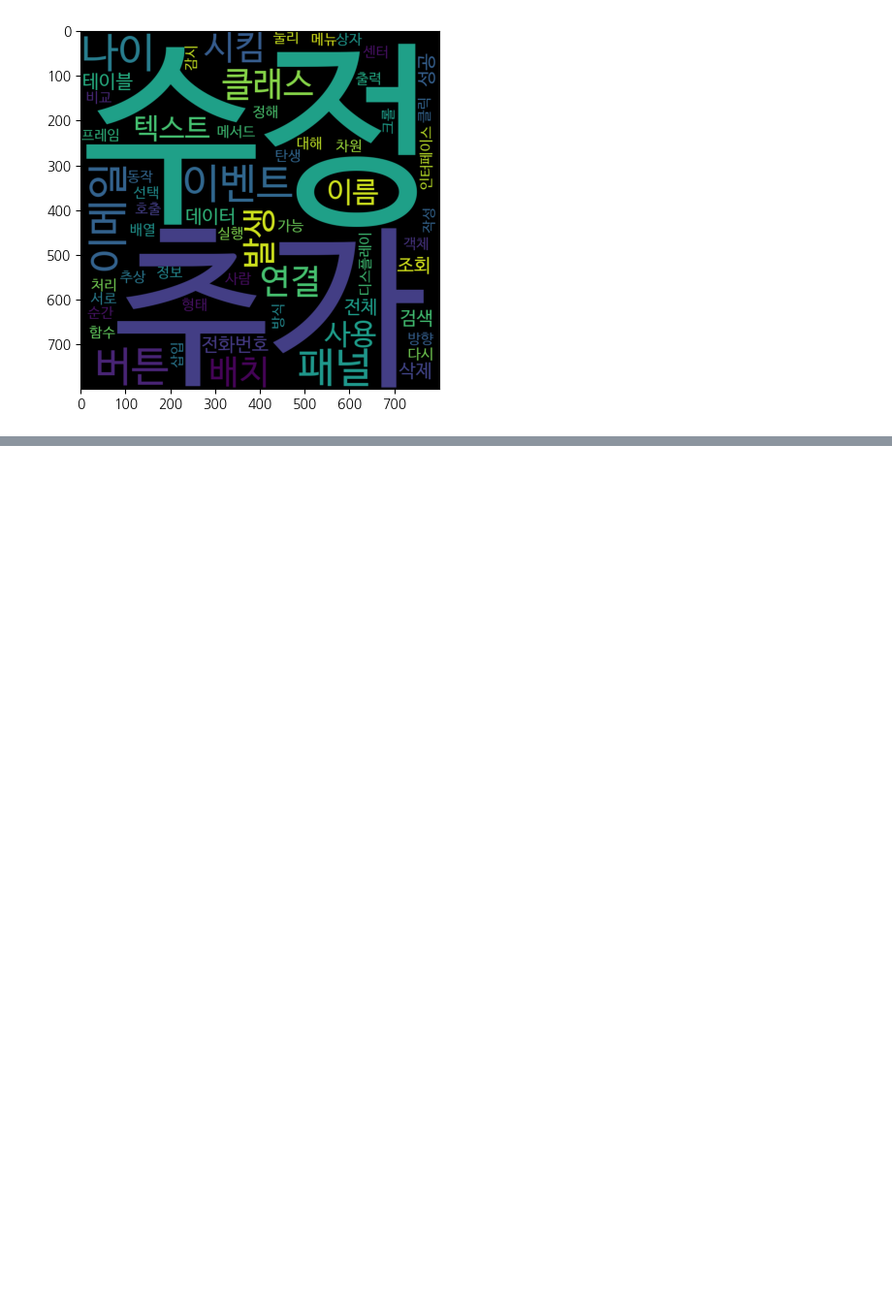
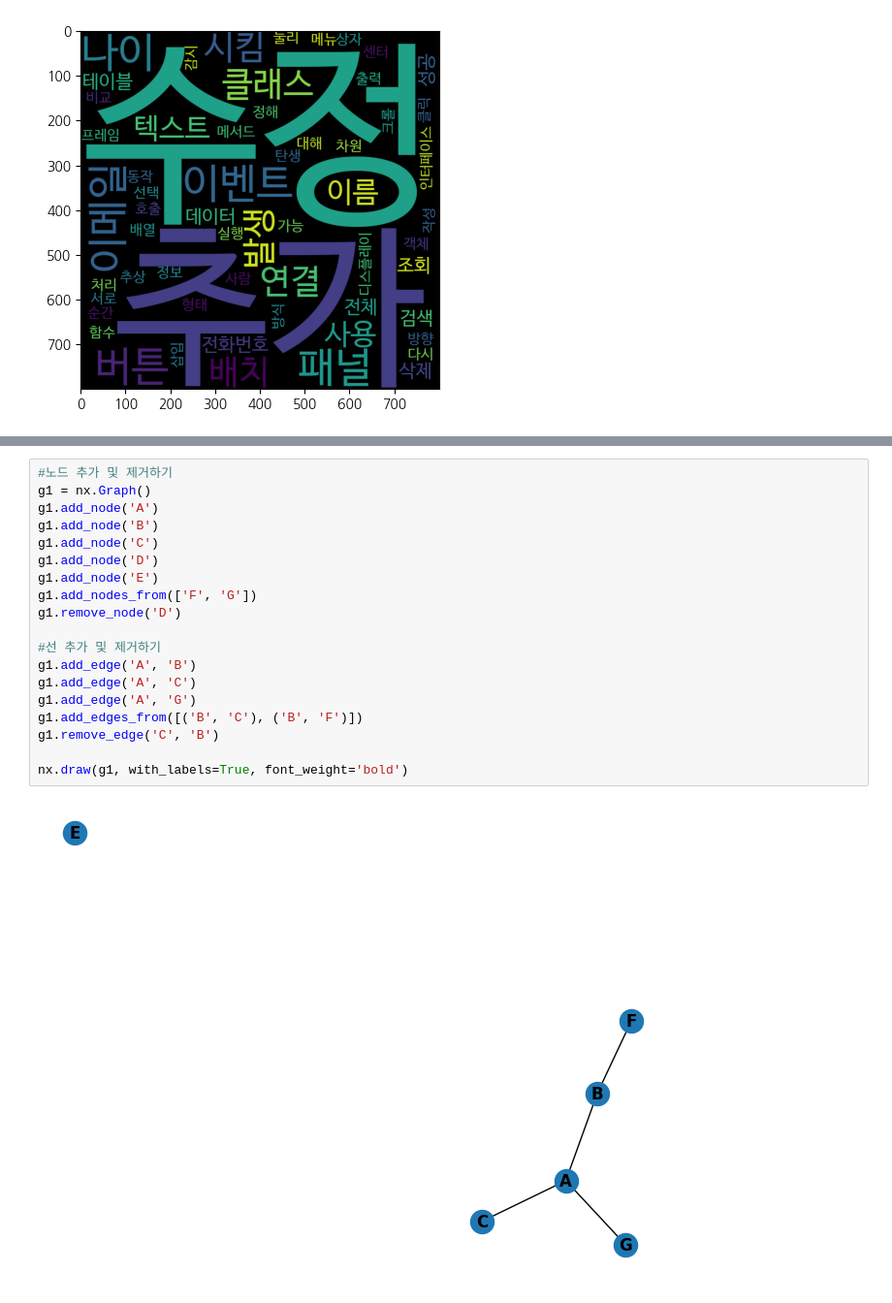
Before and after one commit to sarimiro56/BigData_Python, a Jupyter notebook: 데이터_시각화.ipynb, the cells around one changed output, grey strips where cells are left out. Shown at 97% size. Drawn from its saved outputs; the diff is of its cells as text; blank space fills up the shorter version.

```diff
--- a/데이터_시각화.ipynb
+++ b/데이터_시각화.ipynb
@@ -167,0 +179,21 @@ wc.to_file('텍스트_워드클라우드.png')
+# %%
+#노드 추가 및 제거하기
+g1 = nx.Graph()
+g1.add_node('A')
+g1.add_node('B')
+g1.add_node('C')
+g1.add_node('D')
+g1.add_node('E')
+g1.add_nodes_from(['F', 'G'])
+g1.remove_node('D')
+
+#선 추가 및 제거하기
+g1.add_edge('A', 'B')
+g1.add_edge('A', 'C')
+g1.add_edge('A', 'G')
+g1.add_edges_from([('B', 'C'), ('B', 'F')])
+g1.remove_edge('C', 'B')
+
+nx.draw(g1, with_labels=True, font_weight='bold')
+# %% [output]
+[figure, added]
```
Also changed, not shown: parts of 5 cells of this notebook.
